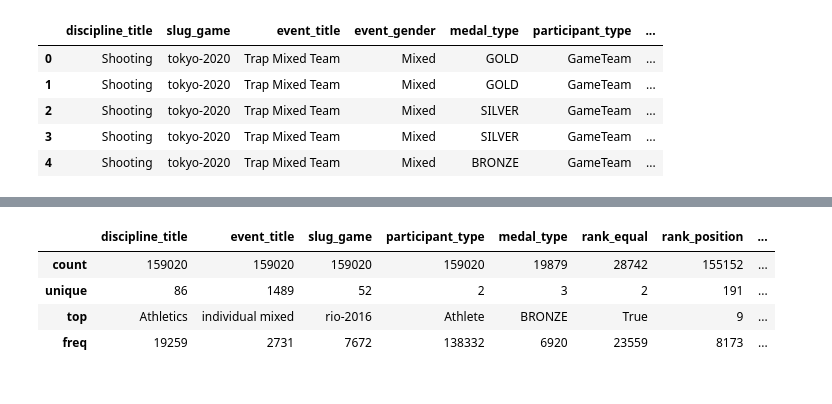
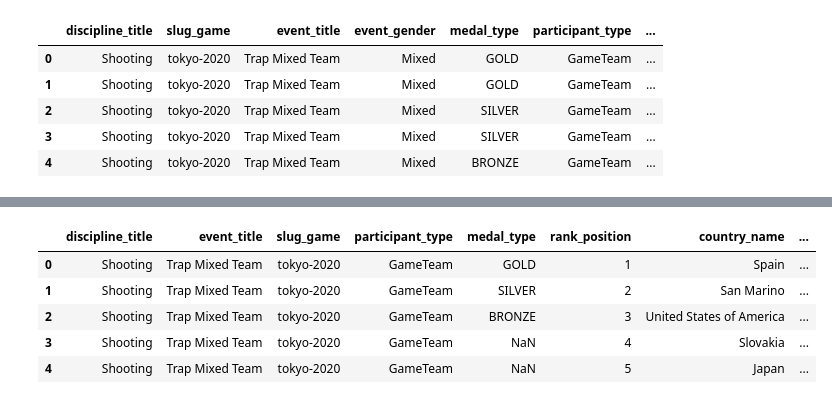
Before and after one commit to madrivers/Data_Bootcamp_Final_Project, a Jupyter notebook: olympics.ipynb, the cells around one changed output, grey strips where cells are left out. Saved outputs shown, nothing was run; the diff lists cells and outputs as text; code cells hidden in the pictures.

```diff
--- a/olympics.ipynb
+++ b/olympics.ipynb
@@ -87,12 +104,13 @@ results_df.head(5)
 | 3 | Shooting | Trap Mixed Team | tokyo-2020 | GameTeam | NaN | [('Zuzana STEFECEKOVA', 'https://... | False | ... |
 | 4 | Shooting | Trap Mixed Team | tokyo-2020 | GameTeam | NaN | [('Yukie NAKAYAMA', 'https://olym... | False | ... |
 # %%
-results_df.drop(['athletes'], axis=1, inplace=True)
+results_df.drop(columns=['athletes', 'athlete_url', 'athlete_full_name', 'value_unit', 'value_type', 'rank_equal'], axis=1, inplace=True)
 # %%
-results_df.describe()
+results_df.head()
 # %% [output]
-|  | discipline_title | event_title | slug_game | participant_type | medal_type | rank_equal | rank_position | ... |
-| count | 159020 | 159020 | 159020 | 159020 | 19879 | 28742 | 155152 | ... |
-| unique | 86 | 1489 | 52 | 2 | 3 | 2 | 191 | ... |
-| top | Athletics | individual mixed | rio-2016 | Athlete | BRONZE | True | 9 | ... |
-| freq | 19259 | 2731 | 7672 | 138332 | 6920 | 23559 | 8173 | ... |
+|  | discipline_title | event_title | slug_game | participant_type | medal_type | rank_position | country_name | ... |
+| 0 | Shooting | Trap Mixed Team | tokyo-2020 | GameTeam | GOLD | 1 | Spain | ... |
+| 1 | Shooting | Trap Mixed Team | tokyo-2020 | GameTeam | SILVER | 2 | San Marino | ... |
+| 2 | Shooting | Trap Mixed Team | tokyo-2020 | GameTeam | BRONZE | 3 | United States of America | ... |
+| 3 | Shooting | Trap Mixed Team | tokyo-2020 | GameTeam | NaN | 4 | Slovakia | ... |
+| 4 | Shooting | Trap Mixed Team | tokyo-2020 | GameTeam | NaN | 5 | Japan | ... |
```
Also changed, not shown: parts of 12 cells of this notebook.
